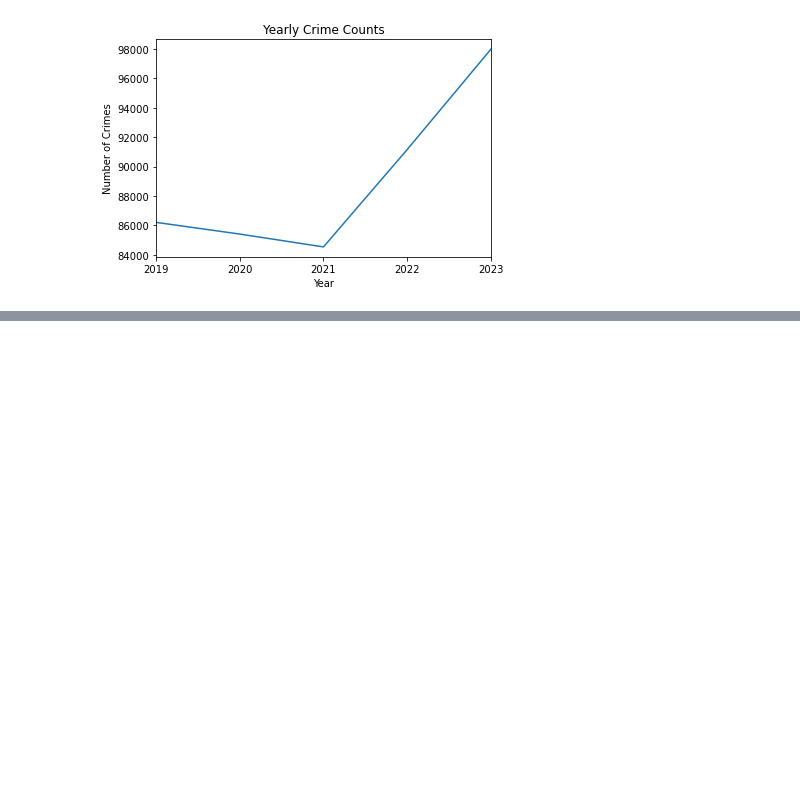
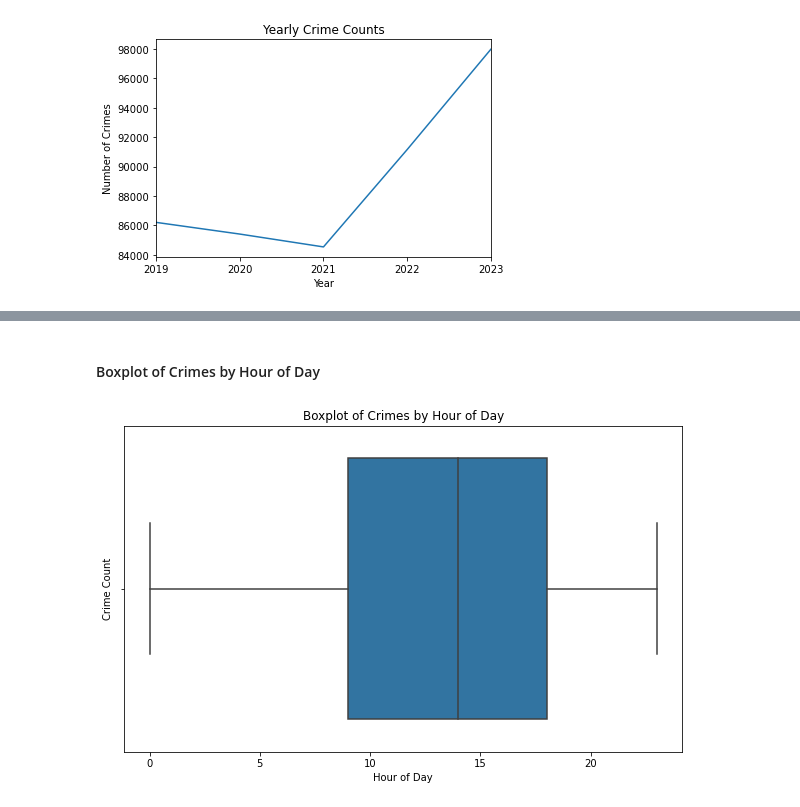
Before and after one commit to LindseySully/Kansas-City-Crime-Analysis, a Jupyter notebook: Crime_Analysis_EDA.ipynb, the cells around one changed output, grey strips where cells are left out. Saved outputs shown, nothing was run; the diff lists cells and outputs as text; code cells hidden in the pictures; blank space fills up the shorter version.

```diff
--- a/Crime_Analysis_EDA.ipynb
+++ b/Crime_Analysis_EDA.ipynb
@@ -227,0 +274,12 @@ plt.show()
+# %% [markdown]
+#### Boxplot of Crimes by Hour of Day
+# %%
+# Plot Boxplot
+plt.figure(figsize=(10, 6))
+sns.boxplot(x='Reported_Hour', data=df)
+plt.title('Boxplot of Crimes by Hour of Day')
+plt.xlabel('Hour of Day')
+plt.ylabel('Crime Count')
+plt.show()
+# %% [output]
+[figure, added]
```
Also changed, not shown: parts of 4 cells of this notebook.
